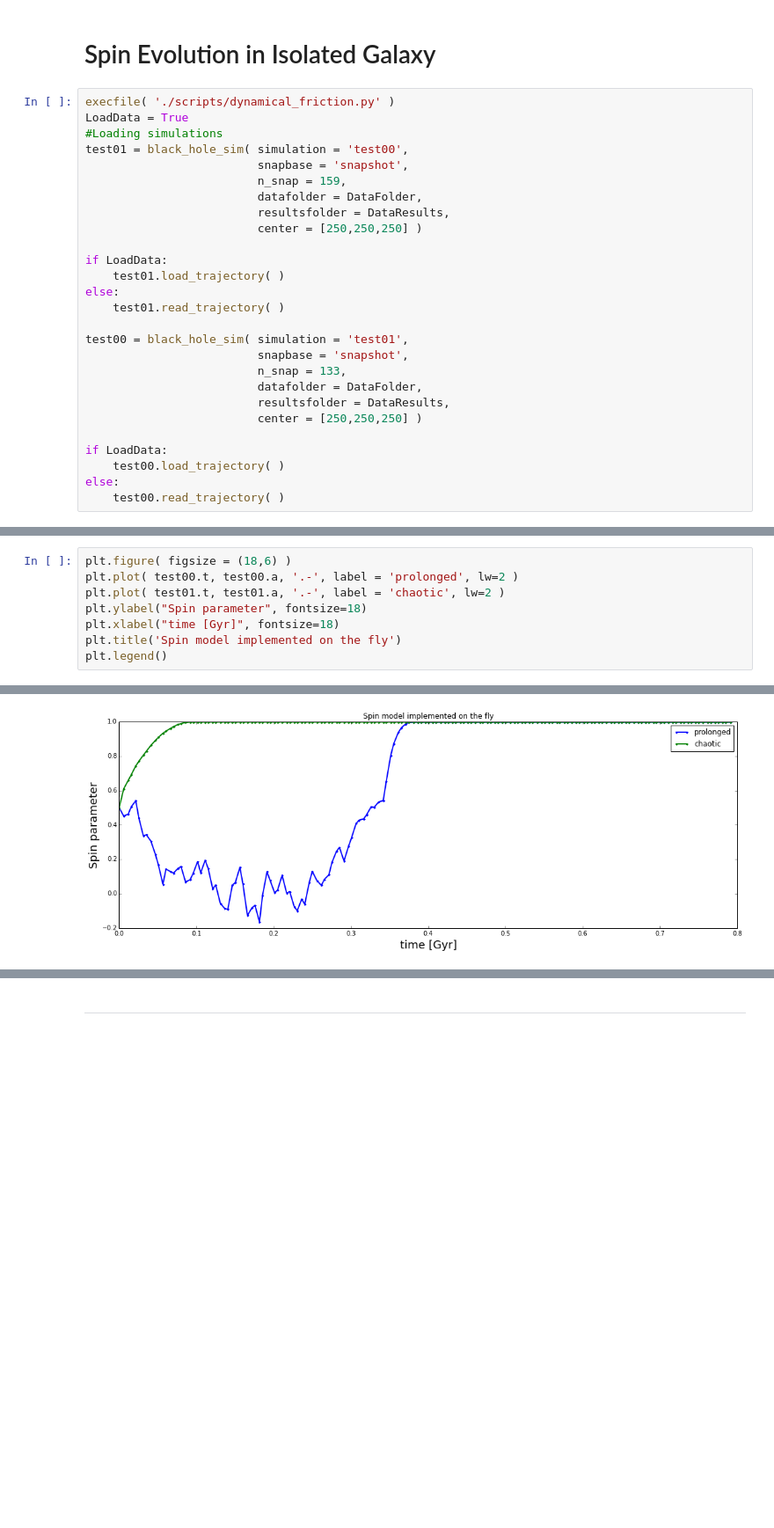
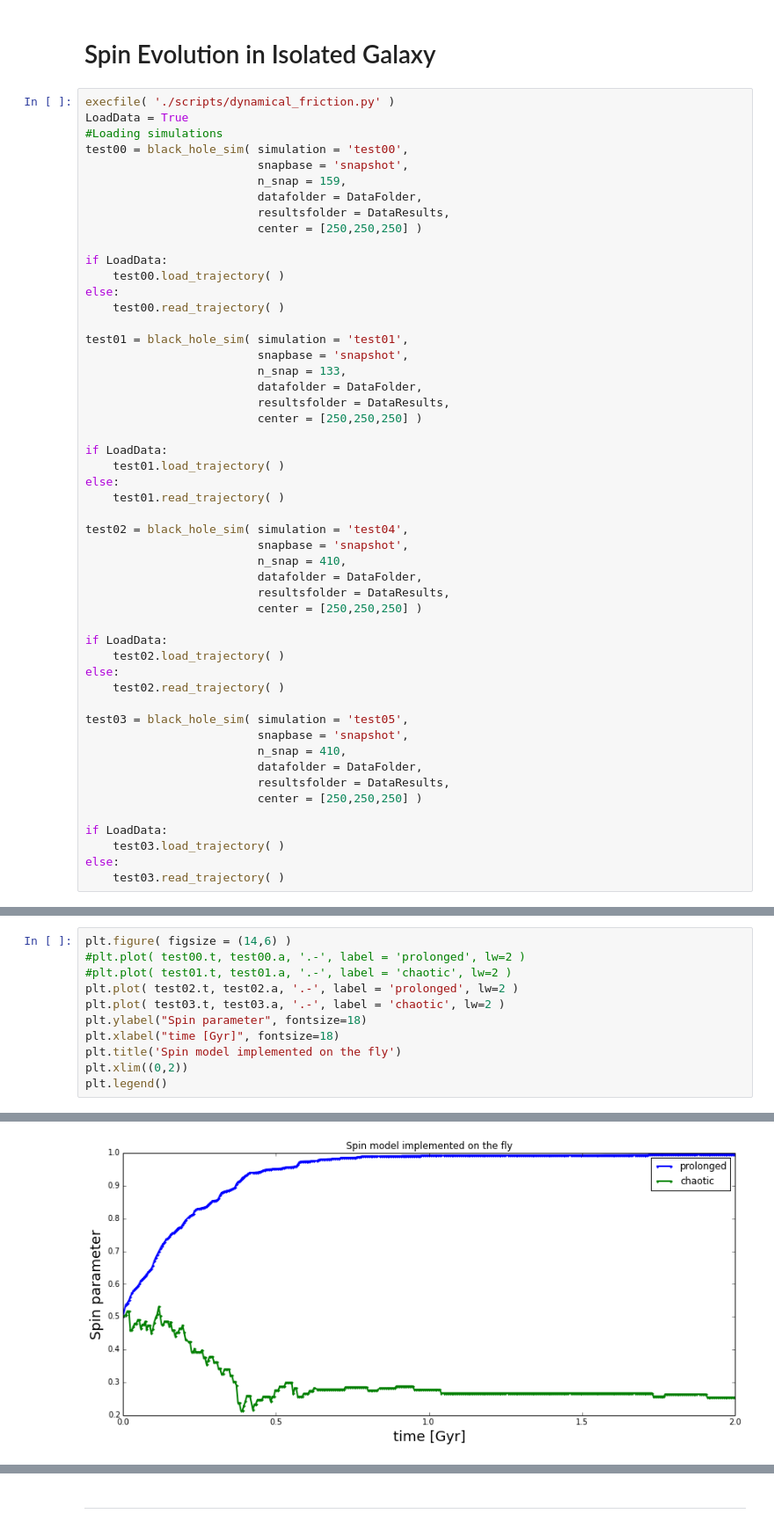
Before and after one commit to sbustamante/CosmologicalBlackHoles, a Jupyter notebook: Codes/spin_evolution.ipynb, the cells around one changed output, grey strips where cells are left out. Shown at 88% size. Cells and saved outputs as stored; diff of their text form; blank space fills up the shorter version.

```diff
--- a/Codes/spin_evolution.ipynb
+++ b/Codes/spin_evolution.ipynb
@@ -110,9 +110,21 @@ plt.plot( MfM0, spin_evolution( MfM0, -1.0 ) )
 execfile( './scripts/dynamical_friction.py' )
 LoadData = True
 #Loading simulations
-test01 = black_hole_sim( simulation = 'test00',
+test00 = black_hole_sim( simulation = 'test00',
                          snapbase = 'snapshot',
                          n_snap = 159,
+                         datafolder = DataFolder,
+                         resultsfolder = DataResults,
+                         center = [250,250,250] )
+
+if LoadData:
+    test00.load_trajectory( )
+else:
+    test00.read_trajectory( )
+
+test01 = black_hole_sim( simulation = 'test01',
+                         snapbase = 'snapshot',
+                         n_snap = 133,
                          datafolder = DataFolder,
                          resultsfolder = DataResults,
                          center = [250,250,250] )
@@ -122,15 +134,27 @@ if LoadData:
 else:
     test01.read_trajectory( )
 
-test00 = black_hole_sim( simulation = 'test01',
+test02 = black_hole_sim( simulation = 'test04',
                          snapbase = 'snapshot',
-                         n_snap = 133,
+                         n_snap = 410,
                          datafolder = DataFolder,
                          resultsfolder = DataResults,
                          center = [250,250,250] )
 
 if LoadData:
-    test00.load_trajectory( )
+    test02.load_trajectory( )
 else:
-    test00.read_trajectory( )
+    test02.read_trajectory( )
+
+test03 = black_hole_sim( simulation = 'test05',
+                         snapbase = 'snapshot',
+                         n_snap = 410,
+                         datafolder = DataFolder,
+                         resultsfolder = DataResults,
+                         center = [250,250,250] )
+
+if LoadData:
+    test03.load_trajectory( )
+else:
+    test03.read_trajectory( )
 # %%
@@ -149,12 +176,15 @@ else:
 # %%
-plt.figure( figsize = (18,6) )
-plt.plot( test00.t, test00.a, '.-', label = 'prolonged', lw=2 )
-plt.plot( test01.t, test01.a, '.-', label = 'chaotic', lw=2 )
+plt.figure( figsize = (14,6) )
+#plt.plot( test00.t, test00.a, '.-', label = 'prolonged', lw=2 )
+#plt.plot( test01.t, test01.a, '.-', label = 'chaotic', lw=2 )
+plt.plot( test02.t, test02.a, '.-', label = 'prolonged', lw=2 )
+plt.plot( test03.t, test03.a, '.-', label = 'chaotic', lw=2 )
 plt.ylabel("Spin parameter", fontsize=18)
 plt.xlabel("time [Gyr]", fontsize=18)
 plt.title('Spin model implemented on the fly')
+plt.xlim((0,2))
 plt.legend()
 # %% [output]
 <matplotlib.legend.Legend at 0x...>
-[figure, old version]
+[figure, new version]
 # %%
```
Also changed, not shown: parts of 6 cells of this notebook, 12 other files.
